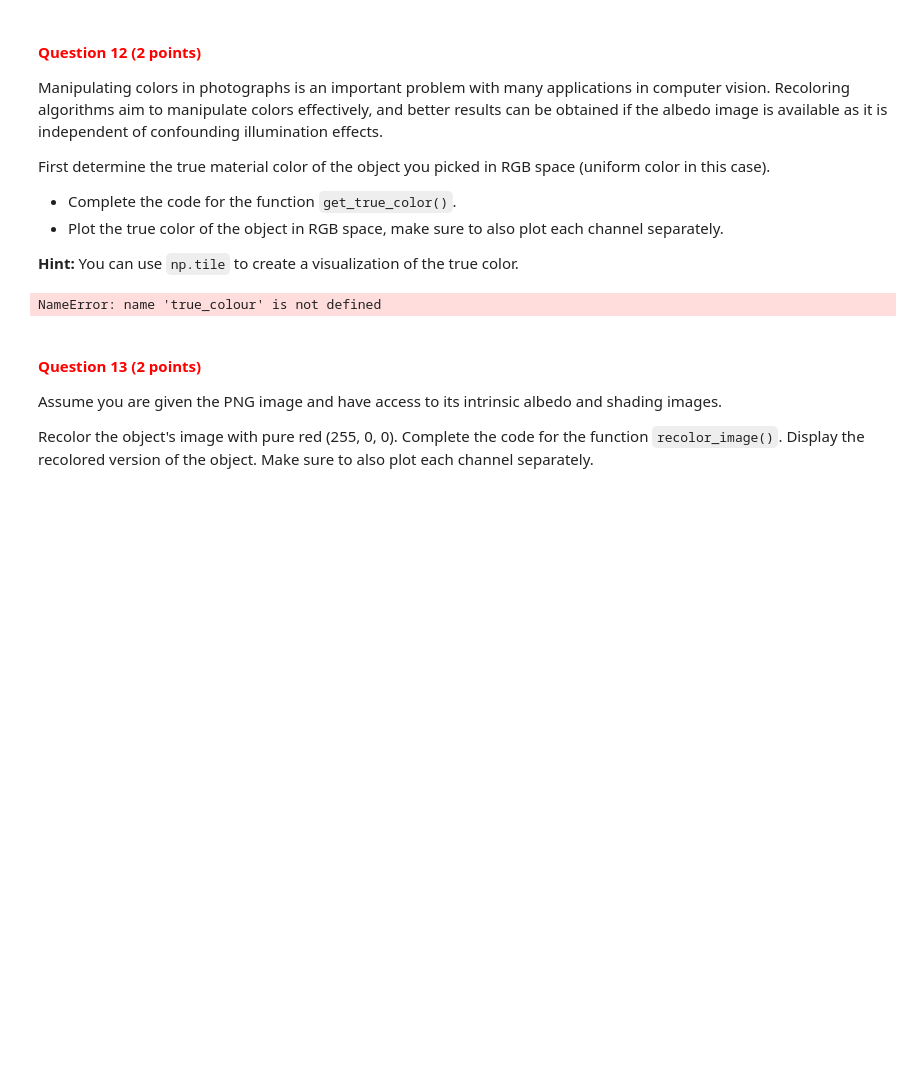
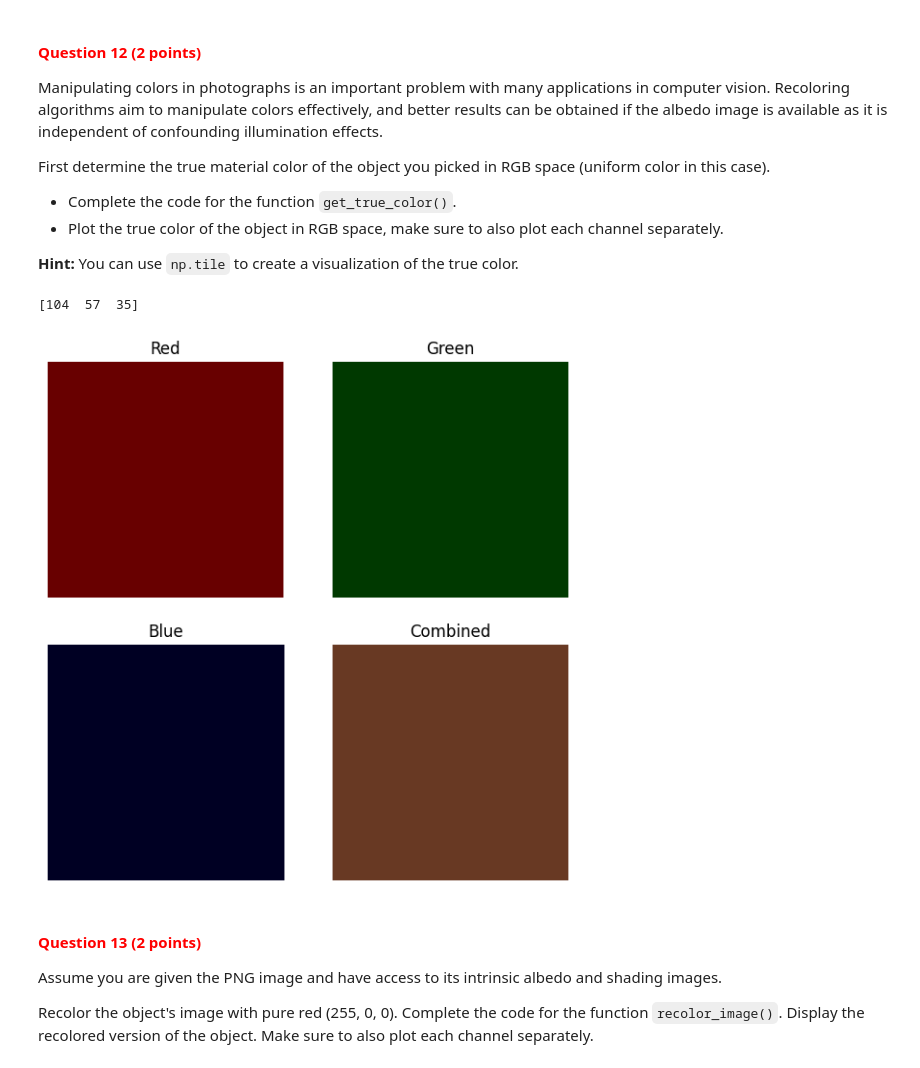
Before and after one commit to WouterBesse/cv1-lab-1, a Jupyter notebook: cv1-lab-1.ipynb, the cells around one changed output. Saved outputs shown, nothing was run; the diff lists cells and outputs as text; code cells hidden in the pictures; blank space fills up the shorter version.

```diff
--- a/cv1-lab-1.ipynb
+++ b/cv1-lab-1.ipynb
@@ -692,7 +715,7 @@ First determine the true material color of the object you picked in RGB space (u
 
 **Hint:** You can use `np.tile` to create a visualization of the true color.
 # %%
-def get_true_color(albedo_img):
+def get_true_color(albedo_img: np.ndarray):
     """
     Determines the true material color of the object in the albedo image.
 
@@ -704,18 +727,39 @@ def get_true_color(albedo_img):
     Returns:
         true_colour: True material color of the object in RGB space
     """
+    x = np.random.randint(0, albedo_img.shape[0])
+    y = np.random.randint(0, albedo_img.shape[1])
+    true_colour: np.ndarray = albedo_img[x,y]
 
-    # YOUR CODE HERE
+    # a lot of the image outside is black, this way we make sure only to get a colour of the actual object
+    if not true_colour.all():
+        return get_true_color(albedo_img)
 
     return true_colour
-# %%
-# get the true color of the object's albedo image
-obj_alb_rgb = cv2.cvtColor(obj_alb, cv2.COLOR_BGR2RGB)
-true_color = get_true_color(obj_alb_rgb)
-
-# YOUR CODE HERE
-# %% [output]
-NameError: name 'true_colour' is not defined
+# %%
+# get the true color of the object's albedo image
+obj_alb_rgb = cv2.cvtColor(obj_alb, cv2.COLOR_BGR2RGB)
+true_color = get_true_color(obj_alb_rgb)
+
+print(true_color)
+ones = np.ones([256,256])
+zeros = np.zeros_like(ones)
+rchan = np.stack([ones * true_color[0], zeros, zeros], axis=-1)
+gchan = np.stack([zeros, ones * true_color[1], zeros], axis=-1)
+bchan = np.stack([zeros, zeros, ones * true_color[2]], axis=-1)
+combined = np.stack([rchan[:,:,0], gchan[:,:,1], bchan[:,:,2]], axis=-1)
+plt.figure(figsize=(7,7))
+images = [rchan, gchan, bchan, combined]
+titles = ['Red', 'Green', 'Blue', 'Combined']
+for i in range(4):
+    # img = cv2.cvtColor(images[i], cv2.COLOR_BGR2RGB)
+    plt.subplot(2, 2, i+1)
+    plt.imshow(images[i].astype(np.uint8))
+    plt.title(titles[i])
+    plt.axis('off')
+# %% [output]
+[104  57  35]
+[figure, added]
 # %% [markdown]
 <a id="question-13"></a>
 #### <font color='#FF0000'>Question 13 (2 points)</font>
```
Also changed, not shown: parts of 7 cells of this notebook.
